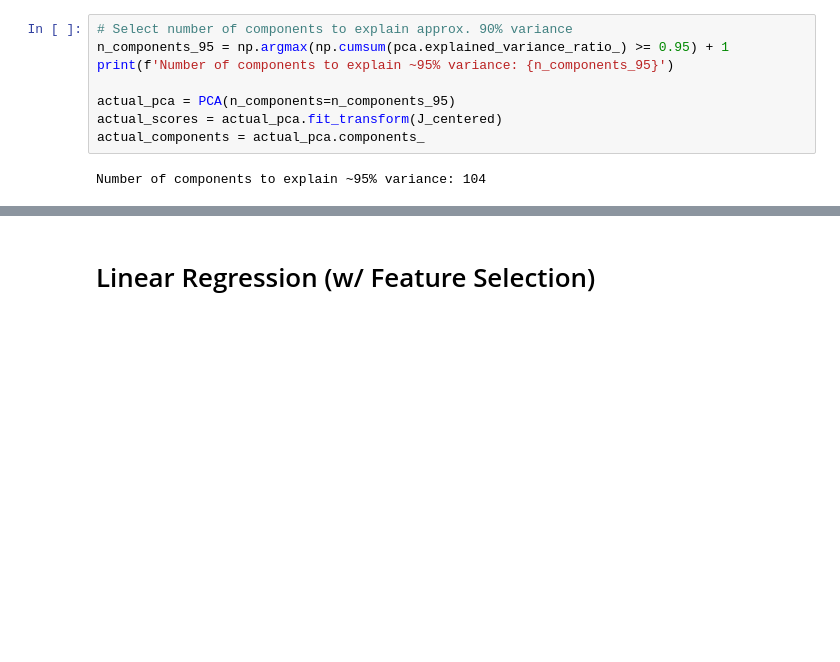
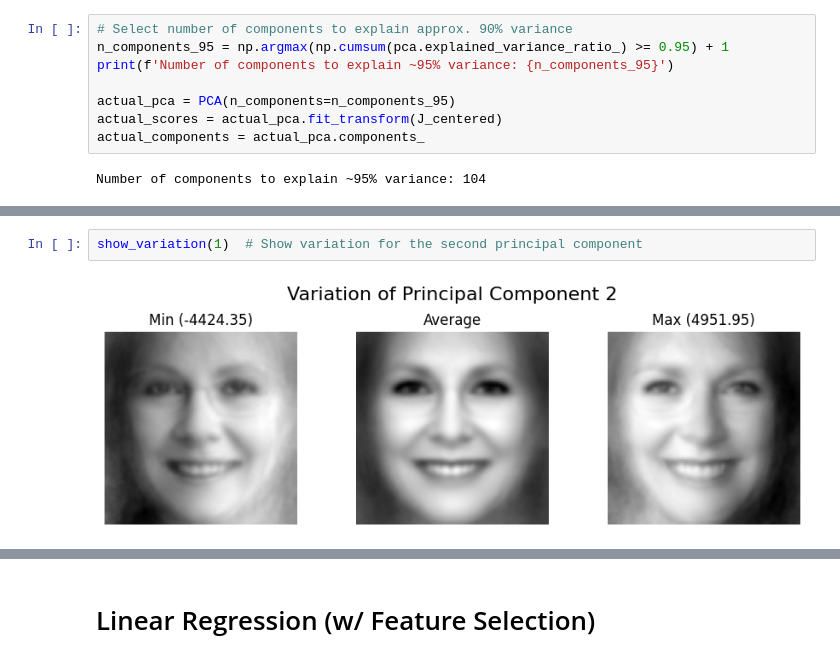
Before and after one commit to s243933/Kareninator, a Jupyter notebook: analyze_ratings.ipynb, the cells around one changed output, grey strips where cells are left out. Saved outputs shown, nothing was run; the diff lists cells and outputs as text; blank space fills up the shorter version.

```diff
--- a/analyze_ratings.ipynb
+++ b/analyze_ratings.ipynb
@@ -157,0 +153,4 @@ plt.show()
+# %%
+show_variation(1)  # Show variation for the second principal component
+# %% [output]
+[figure, added]
```
Also changed, not shown: parts of 11 cells of this notebook.
